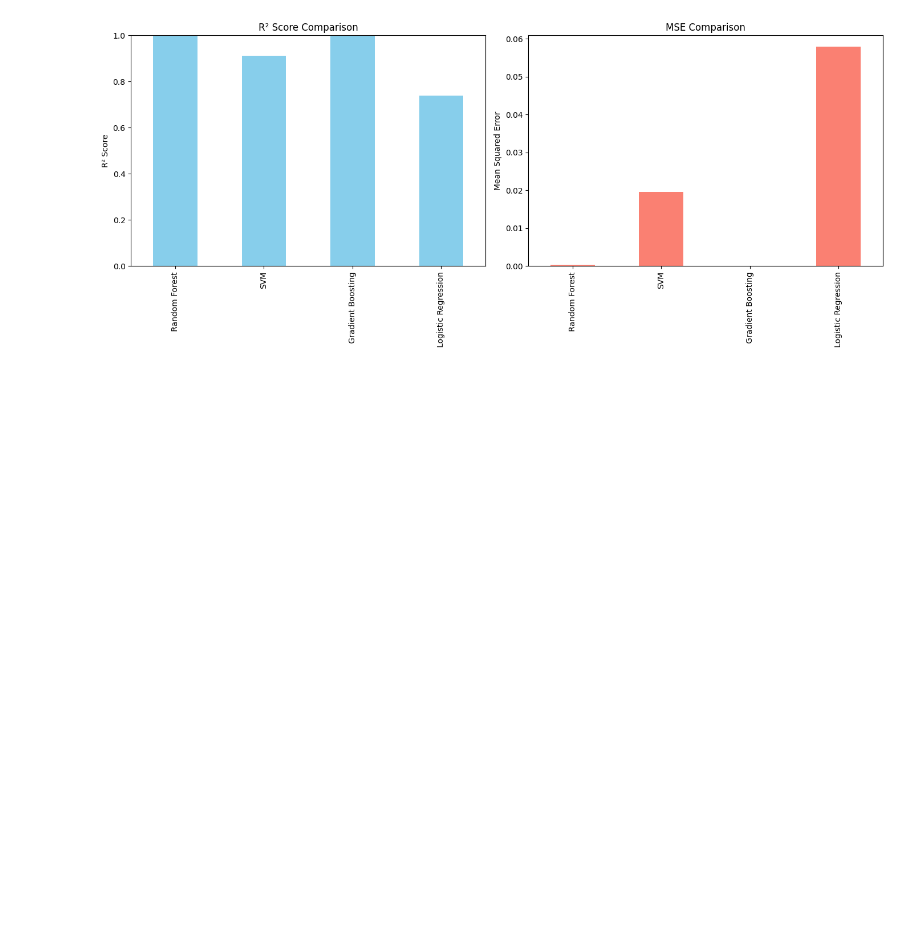
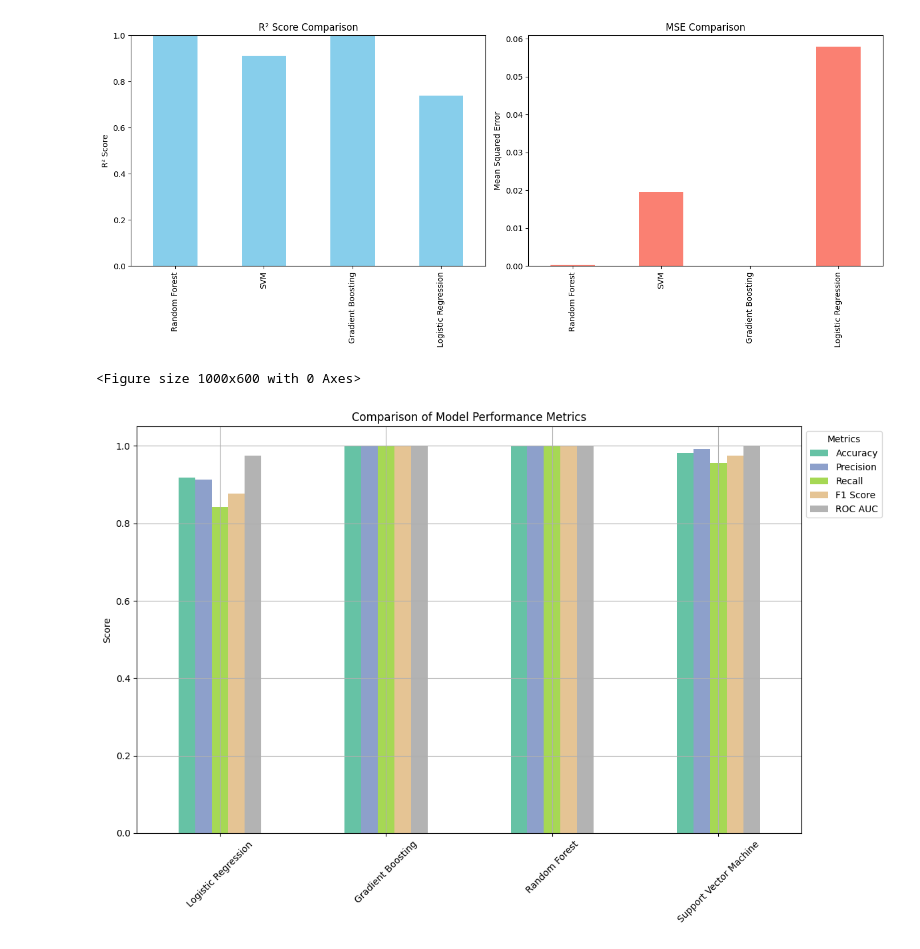
Before and after one commit to Palak-bansal-26/Natural-Disaster-Prediction, a Jupyter notebook: AvalanchePrediction.ipynb, the cells around one changed output. Drawn from its saved outputs; the diff is of its cells as text; code cells hidden in the pictures; blank space fills up the shorter version.

```diff
--- a/AvalanchePrediction.ipynb
+++ b/AvalanchePrediction.ipynb
@@ -441,3 +441,22 @@ SVM                  0.911933  1.955486e-02
 Gradient Boosting    1.000000  4.217387e-10
 Logistic Regression  0.738935  5.796853e-02
 [figure]
+# %%
+import matplotlib.pyplot as plt
+import seaborn as sns
+
+# Set up the matplotlib figure
+plt.figure(figsize=(10, 6))
+
+# Bar plot for each metric
+performance_df.plot(kind='bar', figsize=(12, 8), colormap='Set2')
+plt.title('Comparison of Model Performance Metrics')
+plt.ylabel('Score')
+plt.xticks(rotation=45)
+plt.legend(loc='upper left', bbox_to_anchor=(1, 1), title='Metrics')
+plt.grid(True)
+plt.tight_layout()
+plt.show()
+# %% [output]
+<Figure size 1000x600 with 0 Axes>
+[figure, added]
```
Also changed, not shown: parts of 1 cell of this notebook.
